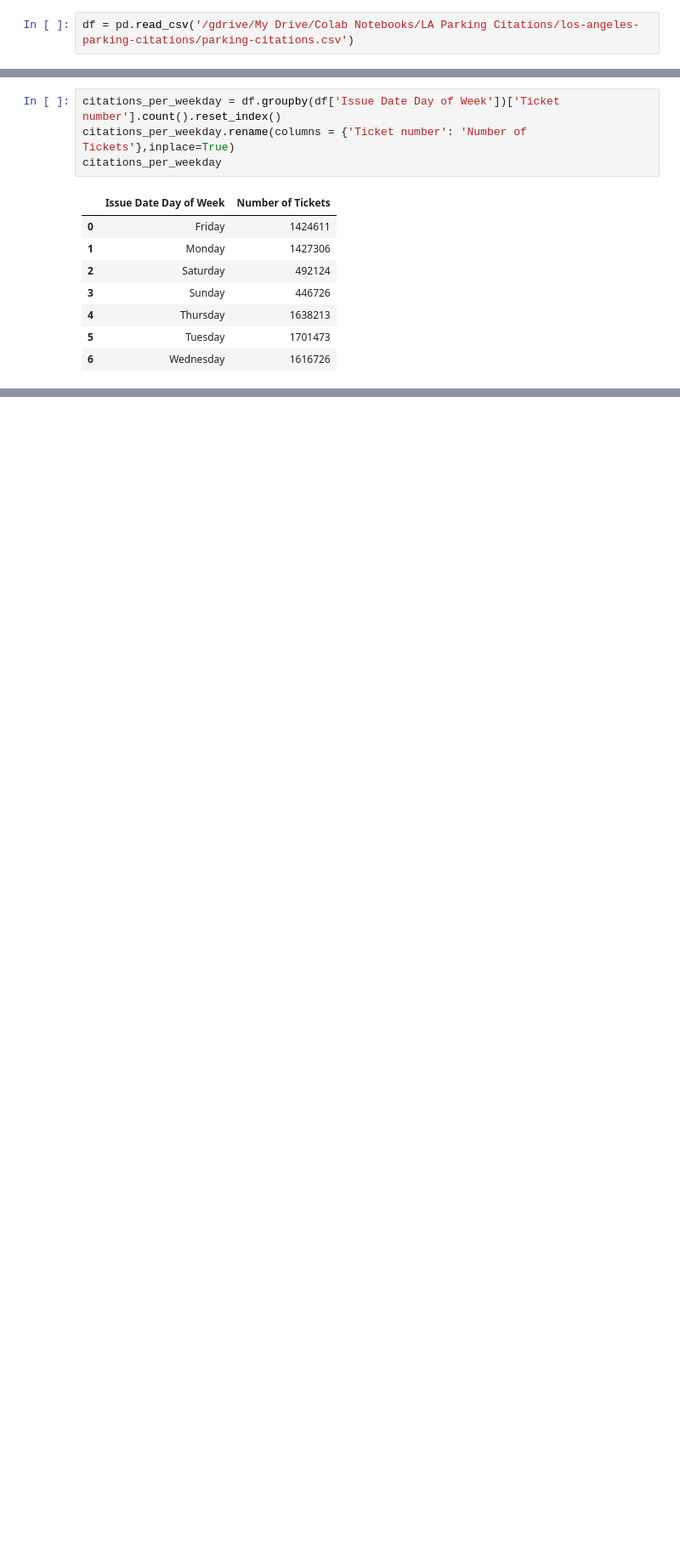
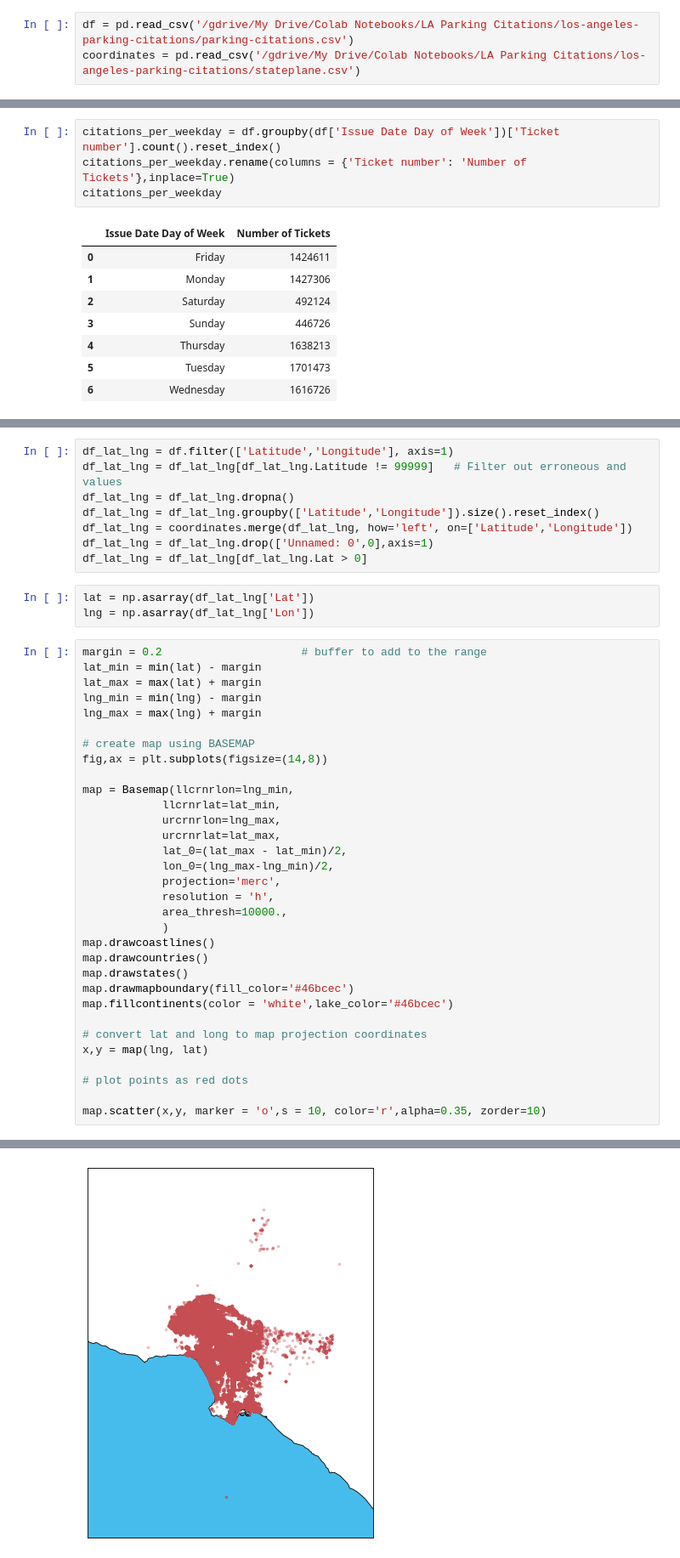
Before and after one commit to ROARMarketingConcepts/Data-Analysis-Projects, a Jupyter notebook: LA_Parking_Citation_Analysis.ipynb, the cells around one changed output, grey strips where cells are left out. Shown at 85% size. Cells and saved outputs as stored; diff of their text form; blank space fills up the shorter version.

```diff
--- a/LA_Parking_Citation_Analysis.ipynb
+++ b/LA_Parking_Citation_Analysis.ipynb
@@ -126,3 +142,4 @@ class color:
 ### Load the dataset...
 # %%
 df = pd.read_csv('/gdrive/My Drive/Colab Notebooks/LA Parking Citations/los-angeles-parking-citations/parking-citations.csv')
+coordinates = pd.read_csv('/gdrive/My Drive/Colab Notebooks/LA Parking Citations/los-angeles-parking-citations/stateplane.csv')
@@ -772,0 +285,44 @@ cd_mql_by_revenue
+# %%
+df_lat_lng = df.filter(['Latitude','Longitude'], axis=1)
+df_lat_lng = df_lat_lng[df_lat_lng.Latitude != 99999]   # Filter out erroneous and values
+df_lat_lng = df_lat_lng.dropna()
+df_lat_lng = df_lat_lng.groupby(['Latitude','Longitude']).size().reset_index()
+df_lat_lng = coordinates.merge(df_lat_lng, how='left', on=['Latitude','Longitude'])
+df_lat_lng = df_lat_lng.drop(['Unnamed: 0',0],axis=1)
+df_lat_lng = df_lat_lng[df_lat_lng.Lat > 0]
+# %%
+lat = np.asarray(df_lat_lng['Lat'])
+lng = np.asarray(df_lat_lng['Lon'])
+# %%
+margin = 0.2                     # buffer to add to the range
+lat_min = min(lat) - margin
+lat_max = max(lat) + margin
+lng_min = min(lng) - margin
+lng_max = max(lng) + margin
+
+# create map using BASEMAP
+fig,ax = plt.subplots(figsize=(14,8))
+
+map = Basemap(llcrnrlon=lng_min,
+            llcrnrlat=lat_min,
+            urcrnrlon=lng_max,
+            urcrnrlat=lat_max,
+            lat_0=(lat_max - lat_min)/2,
+            lon_0=(lng_max-lng_min)/2,
+            projection='merc',
+            resolution = 'h',
+            area_thresh=10000.,
+            )
+map.drawcoastlines()
+map.drawcountries()
+map.drawstates()
+map.drawmapboundary(fill_color='#46bcec')
+map.fillcontinents(color = 'white',lake_color='#46bcec')
+
+# convert lat and long to map projection coordinates
+x,y = map(lng, lat)
+
+# plot points as red dots
+
+map.scatter(x,y, marker = 'o',s = 10, color='r',alpha=0.35, zorder=10)
+# %% [output]
@@ -772,0 +330 @@ cd_mql_by_revenue
+[figure, added]
```
Also changed, not shown: parts of 99 cells of this notebook.
